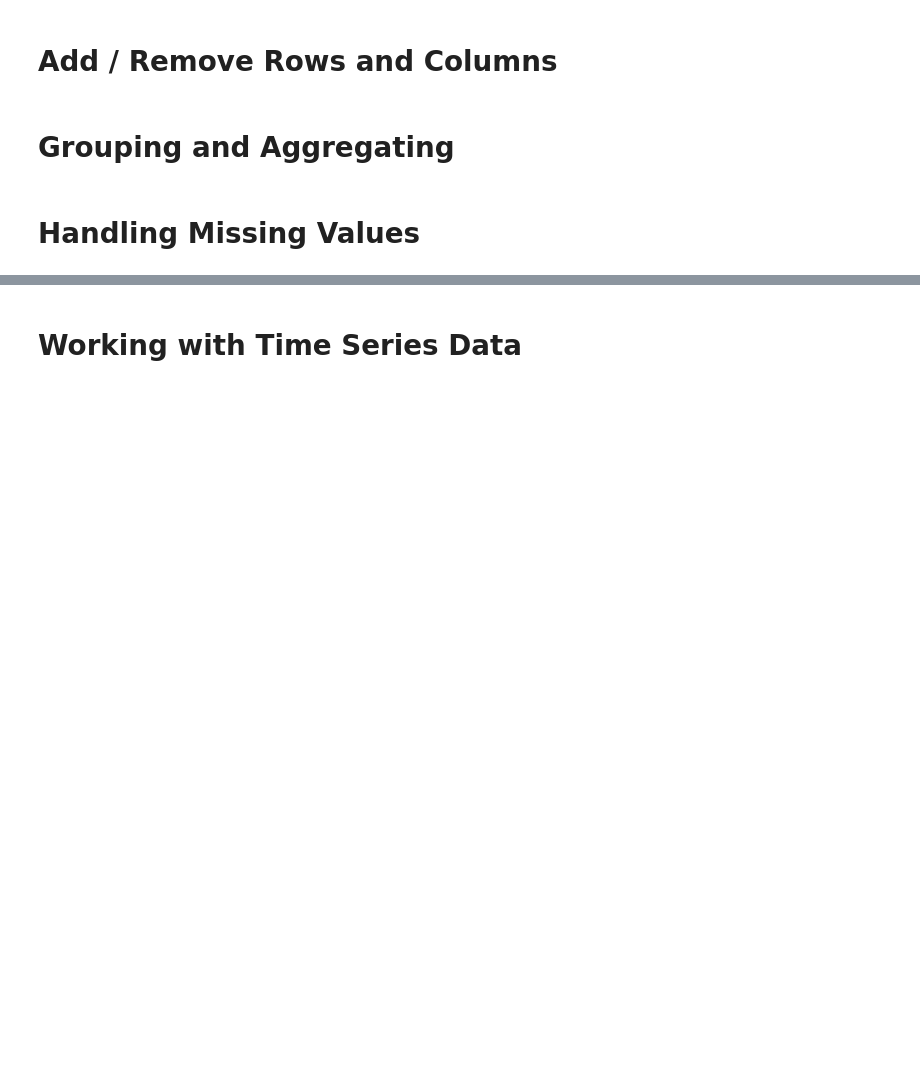
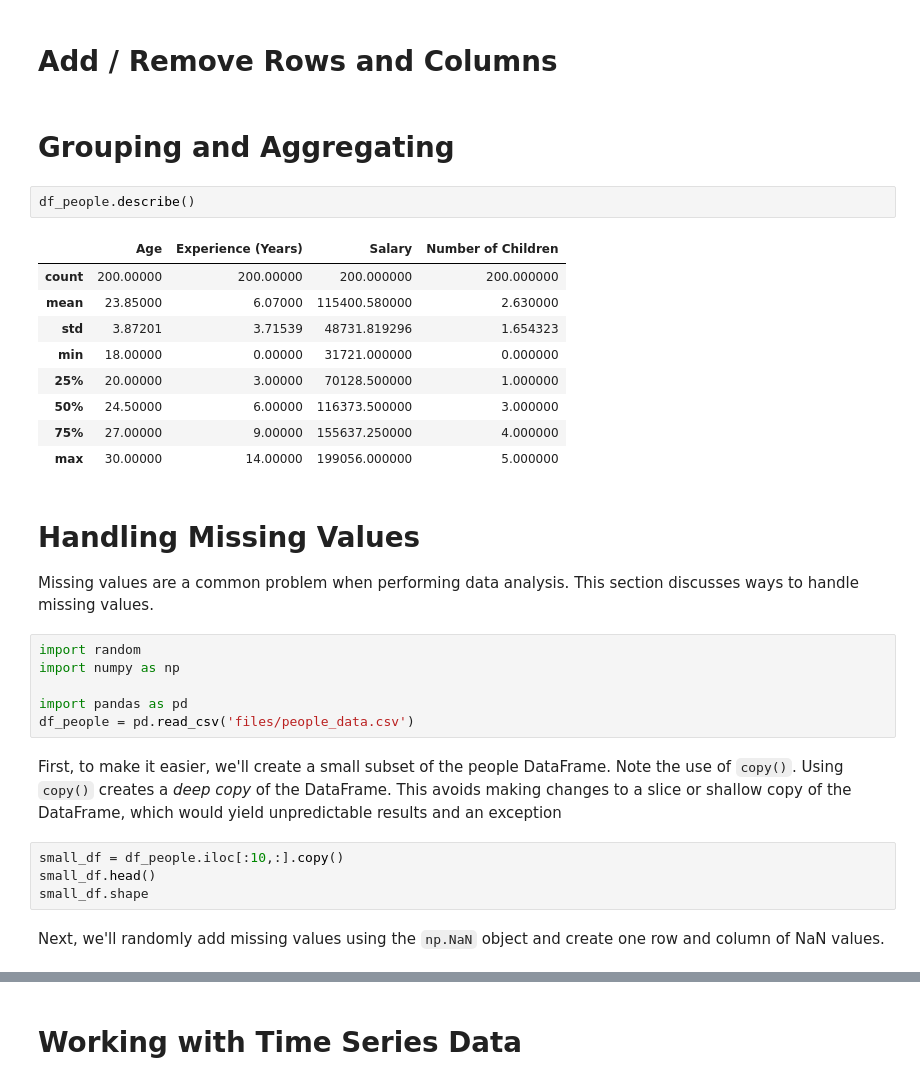
Before and after one commit to gregbott/Python_For_Business_Students, a Jupyter notebook: Pandas2.ipynb, the cells around one changed output, grey strips where cells are left out. Saved outputs shown, nothing was run; the diff lists cells and outputs as text; blank space fills up the shorter version.

````diff
--- a/Pandas2.ipynb
+++ b/Pandas2.ipynb
@@ -150,5 +381,32 @@ df_people.loc[married_filter]
 # Add / Remove Rows and Columns
 # %% [markdown]
 # Grouping and Aggregating
+# %%
+df_people.describe()
+# %% [output]
+|  | Age | Experience (Years) | Salary | Number of Children |
+| count | 200.00000 | 200.00000 | 200.000000 | 200.000000 |
+| mean | 23.85000 | 6.07000 | 115400.580000 | 2.630000 |
+| std | 3.87201 | 3.71539 | 48731.819296 | 1.654323 |
+| min | 18.00000 | 0.00000 | 31721.000000 | 0.000000 |
+| 25% | 20.00000 | 3.00000 | 70128.500000 | 1.000000 |
+| 50% | 24.50000 | 6.00000 | 116373.500000 | 3.000000 |
+| 75% | 27.00000 | 9.00000 | 155637.250000 | 4.000000 |
+| max | 30.00000 | 14.00000 | 199056.000000 | 5.000000 |
 # %% [markdown]
 # Handling Missing Values
+Missing values are a common problem when performing data analysis. This section discusses ways to handle missing values.
+# %%
+import random
+import numpy as np
+
+import pandas as pd
+df_people = pd.read_csv('files/people_data.csv')
+# %% [markdown]
+First, to make it easier, we'll create a small subset of the people DataFrame. Note the use of ```copy()```. Using ```copy()``` creates a *deep copy* of the DataFrame. This avoids making changes to a slice or shallow copy of the DataFrame, which would yield unpredictable results and an exception
+# %%
+small_df = df_people.iloc[:10,:].copy()
+small_df.head()
+small_df.shape
+# %% [markdown]
+Next, we'll randomly add missing values using the ```np.NaN``` object and create one row and column of NaN values.
````
Also changed, not shown: parts of 47 cells of this notebook, 2 other files.
